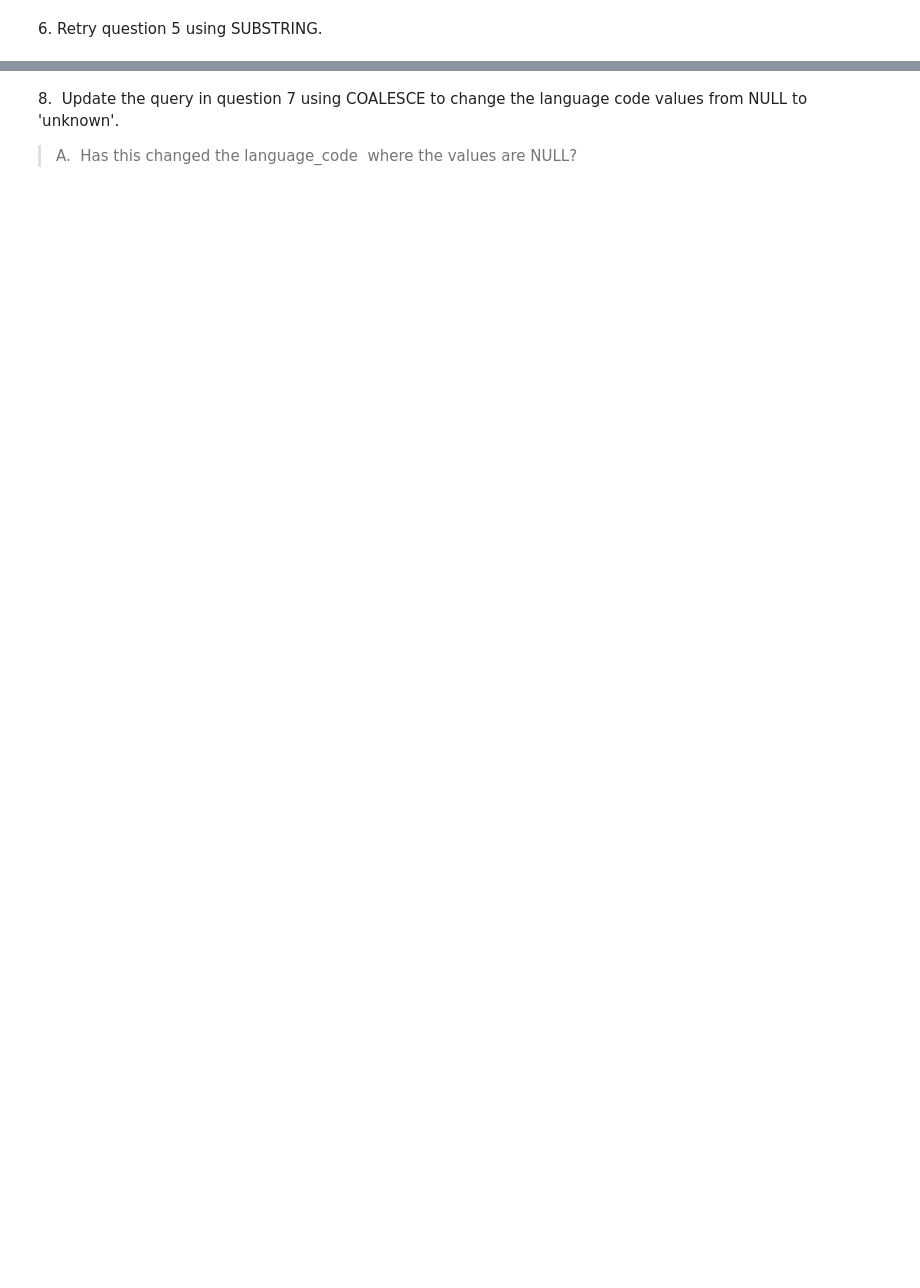
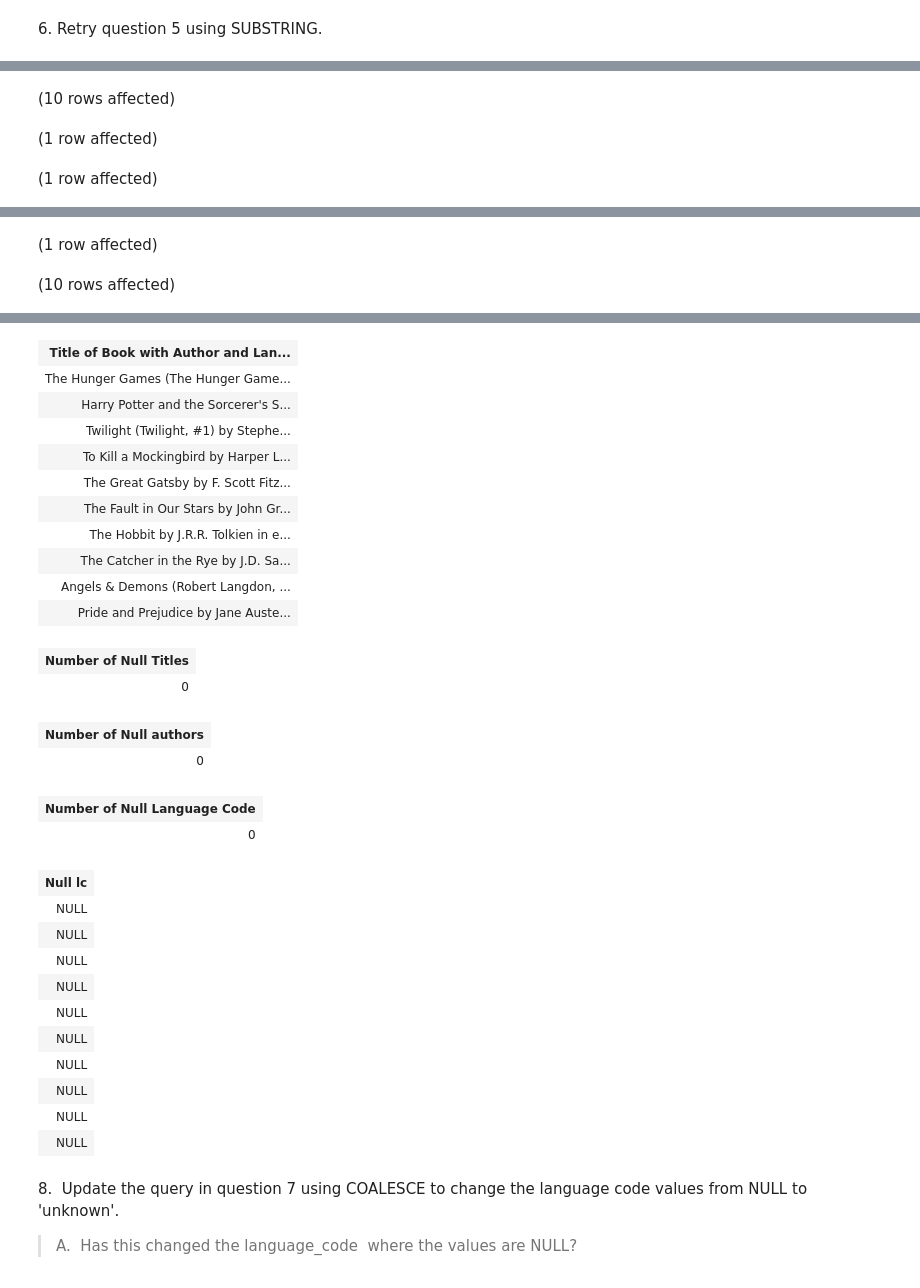
Before and after one commit to Oceyaunna/SQL-Part-2-Studio, a Jupyter notebook: SQL-Part-2-Studio.ipynb, the cells around one changed output, grey strips where cells are left out. Drawn from its saved outputs; the diff is of its cells as text; code cells hidden in the pictures; blank space fills up the shorter version.

```diff
--- a/SQL-Part-2-Studio.ipynb
+++ b/SQL-Part-2-Studio.ipynb
@@ -106,0 +136,33 @@ Total execution time: 00:00:00.048
+# %%
+-- Code here:
+SELECT TOP 10
+    CONCAT(title, ' by ', authors, ' in ', language_code) AS 'Title of Book with Author and Language Code'
+FROM BooksDB.dbo.books;
+
+--Check Null Value for title
+SELECT
+    COUNT(title) AS 'Number of Null Titles'
+FROM BooksDB.dbo.books
+WHERE title IS NULL;
+
+--Check Null Value for authors
+SELECT
+    COUNT(authors) AS 'Number of Null authors'
+FROM BooksDB.dbo.books
+WHERE authors IS NULL;
+
+--Check Null Value for languages_code
+SELECT
+    COUNT(language_code) AS 'Number of Null Language Code'
+FROM BooksDB.dbo.books
+WHERE language_code IS NULL;
+
+--Check Null Value for title
+SELECT TOP 10
+    language_code AS 'Null lc'
+FROM BooksDB.dbo.books
+WHERE language_code IS NULL;
+# %% [output]
+(10 rows affected)
+(1 row affected)
+(1 row affected)
@@ -106,0 +170,2 @@ Total execution time: 00:00:00.048
+(1 row affected)
+(10 rows affected)
@@ -107,3 +173,31 @@ Total execution time: 00:00:00.048
+| Title of Book with Author and Lan... |
+| The Hunger Games (The Hunger Game... |
+| Harry Potter and the Sorcerer's S... |
+| Twilight (Twilight, #1) by Stephe... |
+| To Kill a Mockingbird by Harper L... |
+| The Great Gatsby by F. Scott Fitz... |
+| The Fault in Our Stars by John Gr... |
+| The Hobbit by J.R.R. Tolkien in e... |
+| The Catcher in the Rye by J.D. Sa... |
+| Angels & Demons (Robert Langdon, ... |
+| Pride and Prejudice by Jane Auste... |
+| Number of Null Titles |
+| 0 |
+| Number of Null authors |
+| 0 |
+| Number of Null Language Code |
+| 0 |
+| Null lc |
+| NULL |
+| NULL |
+| NULL |
+| NULL |
+| NULL |
+| NULL |
+| NULL |
+| NULL |
+| NULL |
+| NULL |
 # %% [markdown]
 8.  Update the query in question 7 using COALESCE to change the language code values from NULL to 'unknown'.
 
```
Also changed, not shown: parts of 14 cells of this notebook.
